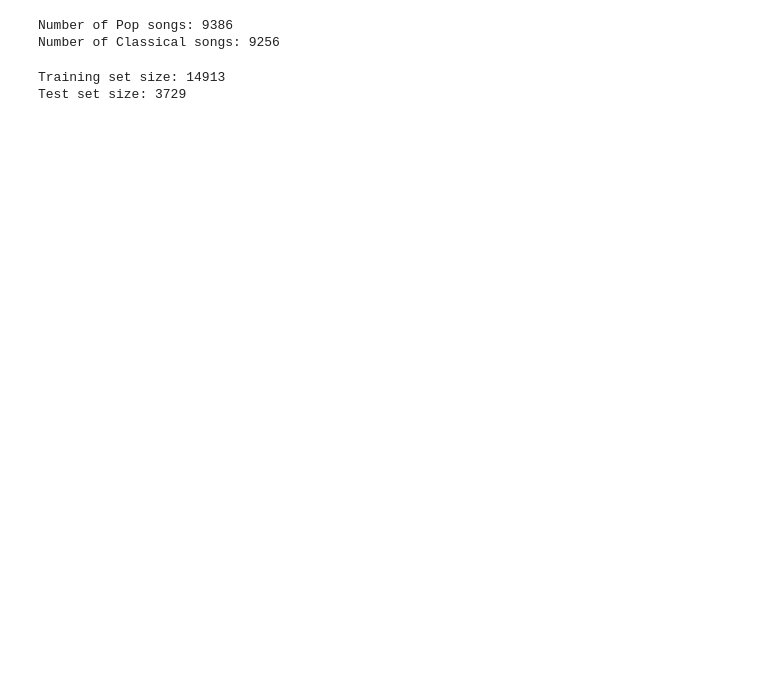
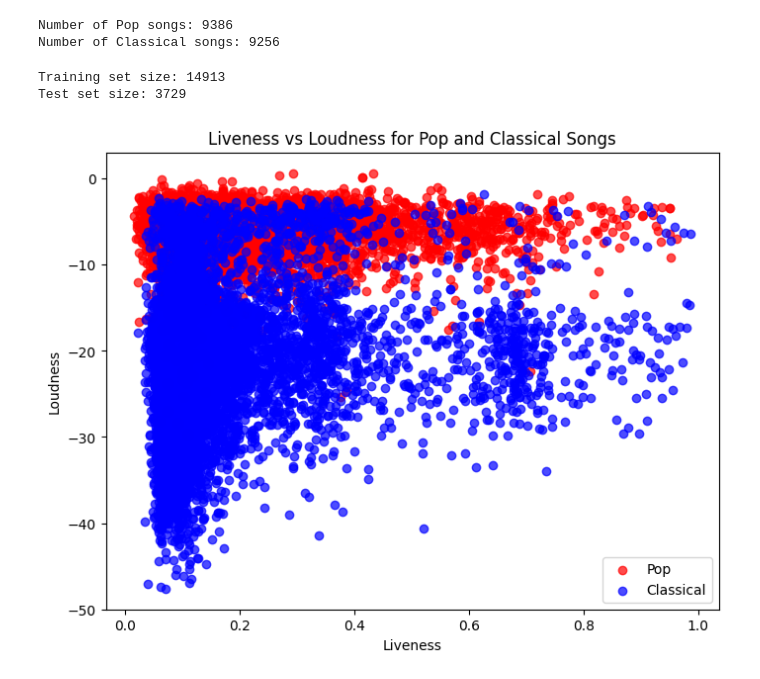
Before and after one commit to tihassfjord/RepDatWest, a Jupyter notebook: code/assignment1.ipynb, the cells around one changed output. Cells and saved outputs as stored; diff of their text form; code cells hidden in the pictures; blank space fills up the shorter version.

```diff
--- a/code/assignment1.ipynb
+++ b/code/assignment1.ipynb
@@ -133,3 +84,21 @@ print(f"Test set size: {len(X_test)}")
 # %% [output]
 Training set size: 14913
 Test set size: 3729
+# %%
+import matplotlib.pyplot as plt
+
+# Extract the features for Pop and Classical songs
+pop_features = features[labels == 1]  # Pop songs (label == 1)
+classical_features = features[labels == 0]  # Classical songs (label == 0)
+
+# Create the plot
+plt.figure(figsize=(8, 6))
+plt.scatter(pop_features[:, 0], pop_features[:, 1], color='red', label='Pop', alpha=0.7) # Plot Pop songs (Red)
+plt.scatter(classical_features[:, 0], classical_features[:, 1], color='blue', label='Classical', alpha=0.7) # Plot Classical songs (Blue)
+plt.xlabel('Liveness')
+plt.ylabel('Loudness')
+plt.title('Liveness vs Loudness for Pop and Classical Songs')
+plt.legend()
+plt.show()
+# %% [output]
+[figure, added]
```
Also changed, not shown: parts of 14 cells of this notebook, 1 other file.
